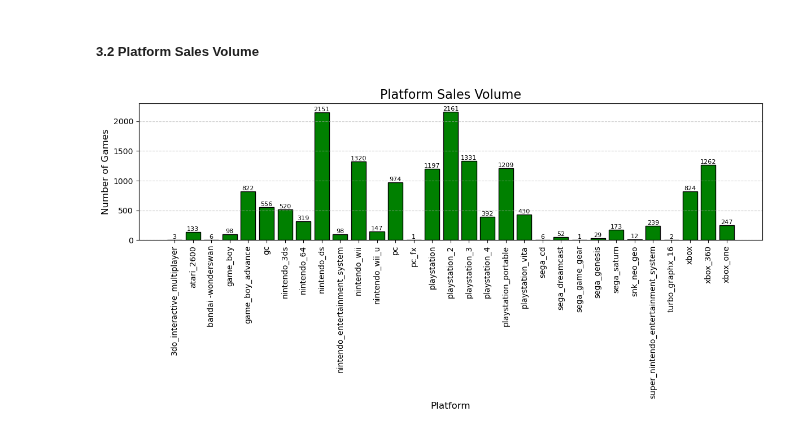
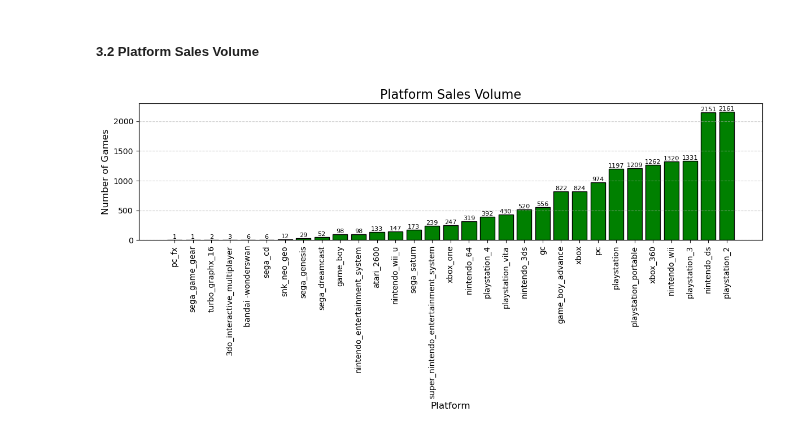
Before and after one commit to DHE42/ice-sales-analysis, a Jupyter notebook: analysis_notebook.ipynb, the cells around one changed output. Cells and saved outputs as stored; diff of their text form; code cells hidden in the pictures.

Commit message:
Made graphs for analysis and going on to regional profiles.

```diff
--- a/analysis_notebook.ipynb
+++ b/analysis_notebook.ipynb
@@ -336,22 +338,24 @@ plt.show()
 # %% [markdown]
 ##### 3.2 Platform Sales Volume
 # %%
+
 # Create a bar chart for platform counts
+platform_volume = games_df['platform'].value_counts(ascending=True)
 plt.figure(figsize=(12, 6))
 bars = plt.bar(platform_volume.index, platform_volume.values, color='green', edgecolor='black')
 plt.xticks(rotation=90)  # Rotate x-axis labels by 90° for a vertical orientation
 
 # Add text on top of each bar
 for bar, count in zip(bars, platform_volume.values):
     plt.text(bar.get_x() + bar.get_width() / 2, bar.get_height(), str(count),
              ha='center', va='bottom', fontsize=8)
 
 plt.title('Platform Sales Volume', fontsize=16)
 plt.xlabel('Platform', fontsize=12)
 plt.ylabel('Number of Games', fontsize=12)
 plt.grid(axis='y', linestyle='--', alpha=0.7)
 plt.ylim(0, 2300)
 plt.tight_layout()
 plt.show()
 # %% [output]
-[figure, old version]
+[figure, new version]
```
Also changed, not shown: parts of 14 cells of this notebook.
